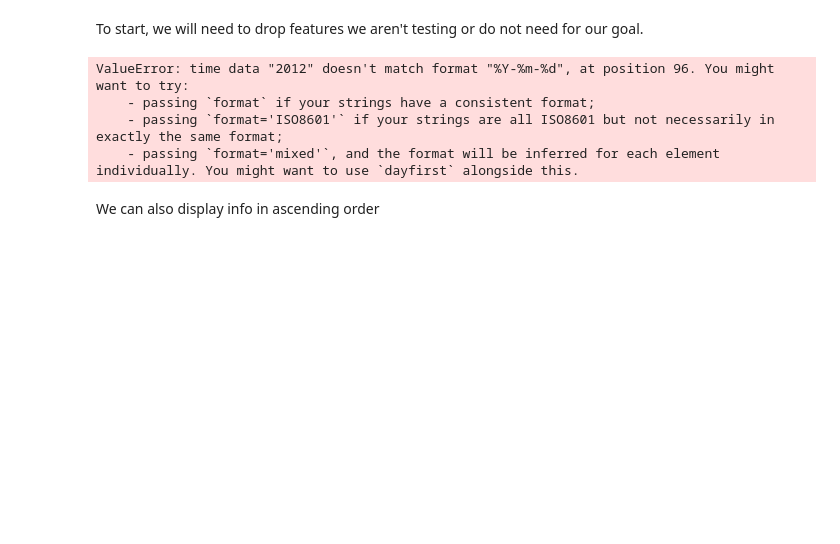
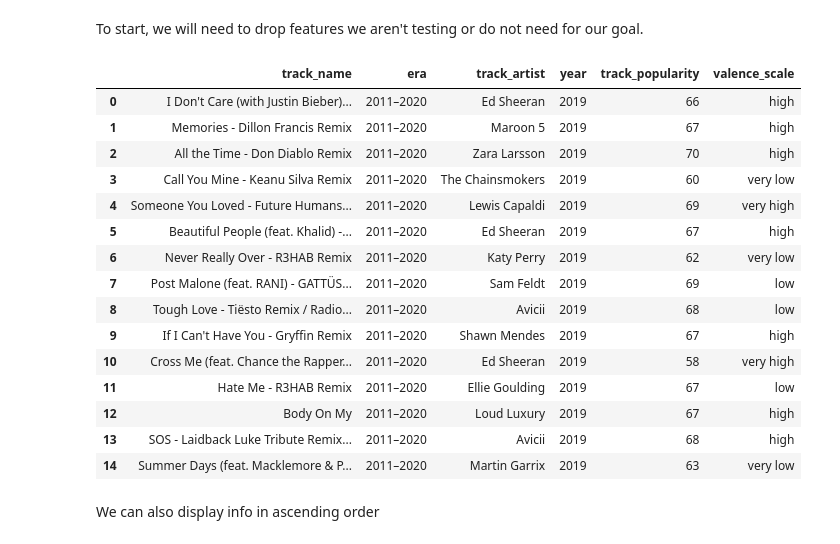
Before and after one commit to caitlinbui/Spotify-DataAnalysisProject, a Jupyter notebook: SpotifyProject.ipynb, the cells around one changed output. Drawn from its saved outputs; the diff is of its cells as text; code cells hidden in the pictures; blank space fills up the shorter version.

```diff
--- a/SpotifyProject.ipynb
+++ b/SpotifyProject.ipynb
@@ -25,14 +27,35 @@ There are 23 features, and 32,833 observations (songs). Features: track id, trac
 # %% [markdown]
 To start, we will need to drop features we aren't testing or do not need for our goal.
 # %%
-df = og[['track_name', 'track_artist','track_album_release_date','track_popularity','playlist_name', 'loudness', 'acousticness', 'valence', 'tempo','danceability']]
-df.head(20) # The first five songs of our derived dataset.
-df['track_album_release_date'] = pd.to_datetime(df['track_album_release_date'])
-df['year'] = df['track_album_release_date'].dt.year
+df = og[['track_name', 'era' ,'track_artist', 'year','track_popularity','valence_scale']]
+ # The first five songs of our derived dataset.
+
+bins = [0, 1999, 2010, 2020]
+labels = ["1900s", "2000–2010", "2011–2020"]
+og["era"] = pd.cut(df["year"], bins=bins, labels=labels)
+df.head()
+
+og["valence"] = pd.to_numeric(og["valence"], errors="coerce")
+bins = [0.0,0.3,0.5,0.7, 1.0]
+labels = ["very low", "low", "high", "very high"]
+og["valence_scale"] = pd.cut(og["valence"], bins=bins, labels=labels, include_lowest=True)
+df.head(15)
 # %% [output]
-ValueError: time data "2012" doesn't match format "%Y-%m-%d", at position 96. You might want to try:
-    - passing `format` if your strings have a consistent format;
-    - passing `format='ISO8601'` if your strings are all ISO8601 but not necessarily in exactly the same format;
-    - passing `format='mixed'`, and the format will be inferred for each element individually. You might want to use `dayfirst` alongside this.
+|  | track_name | era | track_artist | year | track_popularity | valence_scale |
+| 0 | I Don't Care (with Justin Bieber)... | 2011–2020 | Ed Sheeran | 2019 | 66 | high |
+| 1 | Memories - Dillon Francis Remix | 2011–2020 | Maroon 5 | 2019 | 67 | high |
+| 2 | All the Time - Don Diablo Remix | 2011–2020 | Zara Larsson | 2019 | 70 | high |
+| 3 | Call You Mine - Keanu Silva Remix | 2011–2020 | The Chainsmokers | 2019 | 60 | very low |
+| 4 | Someone You Loved - Future Humans... | 2011–2020 | Lewis Capaldi | 2019 | 69 | very high |
+| 5 | Beautiful People (feat. Khalid) -... | 2011–2020 | Ed Sheeran | 2019 | 67 | high |
+| 6 | Never Really Over - R3HAB Remix | 2011–2020 | Katy Perry | 2019 | 62 | very low |
+| 7 | Post Malone (feat. RANI) - GATTÜS... | 2011–2020 | Sam Feldt | 2019 | 69 | low |
+| 8 | Tough Love - Tiësto Remix / Radio... | 2011–2020 | Avicii | 2019 | 68 | low |
+| 9 | If I Can't Have You - Gryffin Remix | 2011–2020 | Shawn Mendes | 2019 | 67 | high |
+| 10 | Cross Me (feat. Chance the Rapper... | 2011–2020 | Ed Sheeran | 2019 | 58 | very high |
+| 11 | Hate Me - R3HAB Remix | 2011–2020 | Ellie Goulding | 2019 | 67 | low |
+| 12 | Body On My | 2011–2020 | Loud Luxury | 2019 | 67 | high |
+| 13 | SOS - Laidback Luke Tribute Remix... | 2011–2020 | Avicii | 2019 | 68 | high |
+| 14 | Summer Days (feat. Macklemore & P... | 2011–2020 | Martin Garrix | 2019 | 63 | very low |
 # %% [markdown]
 We can also display info in ascending order
```
Also changed, not shown: parts of 6 cells of this notebook.
